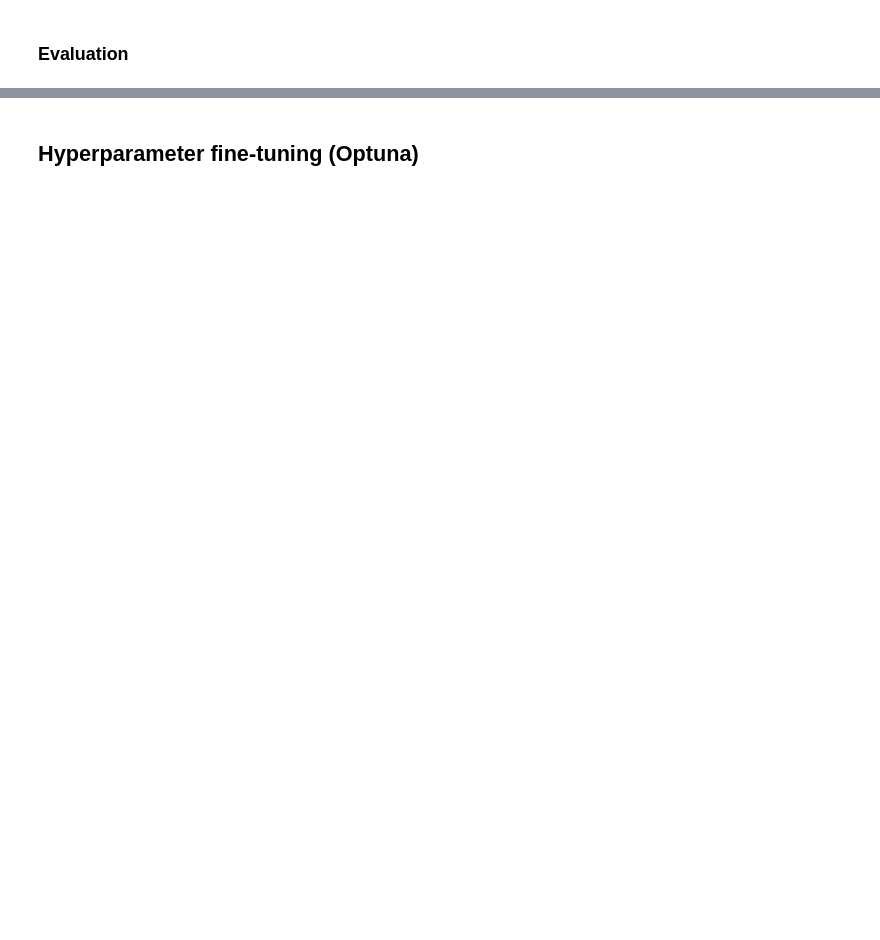
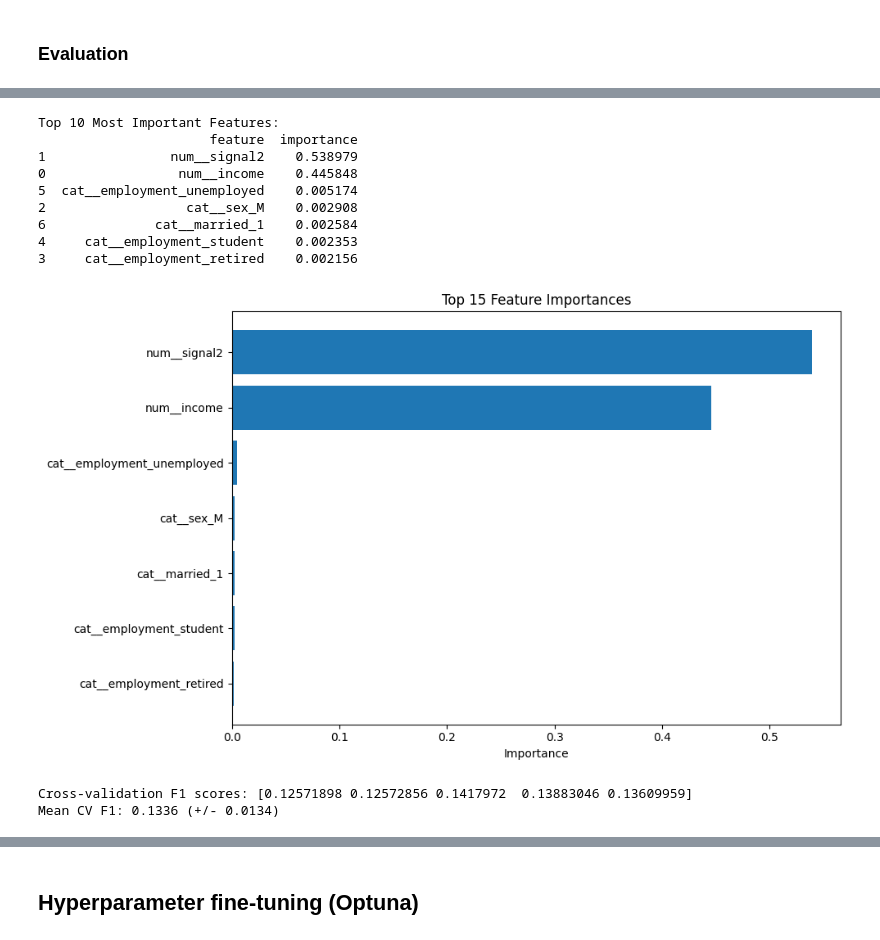
Before and after one commit to auggy-ntn/finance-lending-game, a Jupyter notebook: notebooks/random_forest.ipynb, the cells around one changed output, grey strips where cells are left out. Drawn from its saved outputs; the diff is of its cells as text; code cells hidden in the pictures; blank space fills up the shorter version.

```diff
--- a/notebooks/random_forest.ipynb
+++ b/notebooks/random_forest.ipynb
@@ -25,0 +39,6 @@ X_train, X_test, y_train, y_test = train_test_split(
+# %%
+preprocessed_train_data, y_train, preprocessor = preprocess_data(train_data, fit=True)
+
+preprocessed_test_data, y_test, _ = preprocess_data(
+    test_data, preprocessor=preprocessor, fit=False
+)
@@ -41,0 +75,48 @@ F1-Score:  0.1278 (12.78%)
+# %%
+# Feature importance (if model supports it)
+if hasattr(model_baseline, "feature_importances_"):
+    feature_names = preprocessor.get_feature_names_out()
+    importance_df = pd.DataFrame(
+        {"feature": feature_names, "importance": model_baseline.feature_importances_}
+    ).sort_values("importance", ascending=False)
+
+    print("\nTop 10 Most Important Features:")
+    print(importance_df.head(10))
+
+    # Plot feature importance
+    plt.figure(figsize=(10, 6))
+    plt.barh(importance_df.head(15)["feature"], importance_df.head(15)["importance"])
+    plt.xlabel("Importance")
+    plt.title("Top 15 Feature Importances")
+    plt.gca().invert_yaxis()
+    plt.tight_layout()
+    plt.show()
+elif hasattr(model_baseline, "coef_"):
+    feature_names = preprocessor.get_feature_names_out()
+    importance_df = pd.DataFrame(
+        {"feature": feature_names, "coefficient": np.abs(model_baseline.coef_[0])}
+    ).sort_values("coefficient", ascending=False)
+
+    print("\nTop 10 Most Important Features (by coefficient magnitude):")
+    print(importance_df.head(10))
+# %% [output]
+Top 10 Most Important Features:
+                      feature  importance
+1                num__signal2    0.538979
+0                 num__income    0.445848
+5  cat__employment_unemployed    0.005174
+2                  cat__sex_M    0.002908
+6              cat__married_1    0.002584
+4     cat__employment_student    0.002353
+3     cat__employment_retired    0.002156
+[figure, added]
+# %%
+# Cross-validation score
+cv_scores = cross_val_score(
+    model_baseline, preprocessed_train_data, y_train, cv=5, scoring="f1"
+)
+print(f"Cross-validation F1 scores: {cv_scores}")
+print(f"Mean CV F1: {cv_scores.mean():.4f} (+/- {cv_scores.std() * 2:.4f})")
+# %% [output]
+Cross-validation F1 scores: [0.12571898 0.12572856 0.1417972  0.13883046 0.13609959]
+Mean CV F1: 0.1336 (+/- 0.0134)
```
Also changed, not shown: parts of 23 cells of this notebook, 25 other files.
